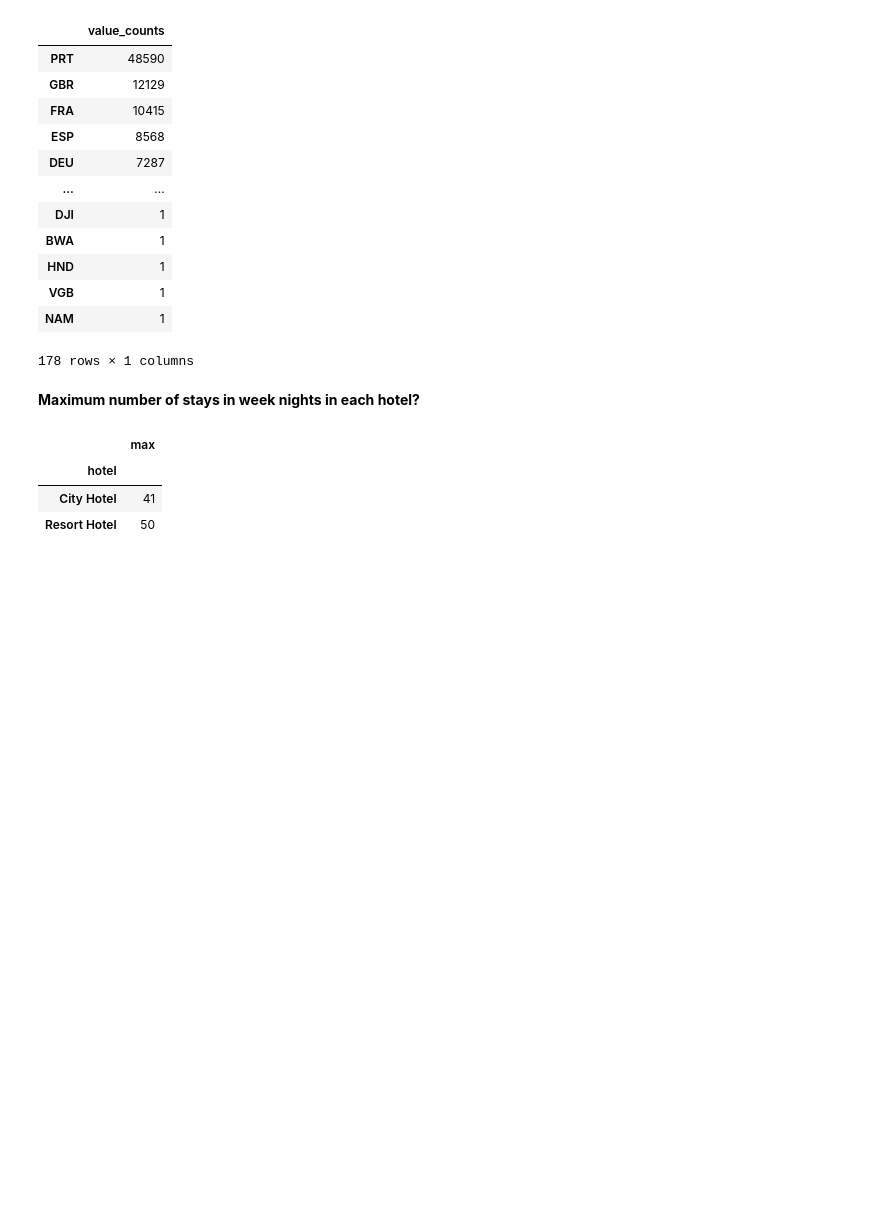
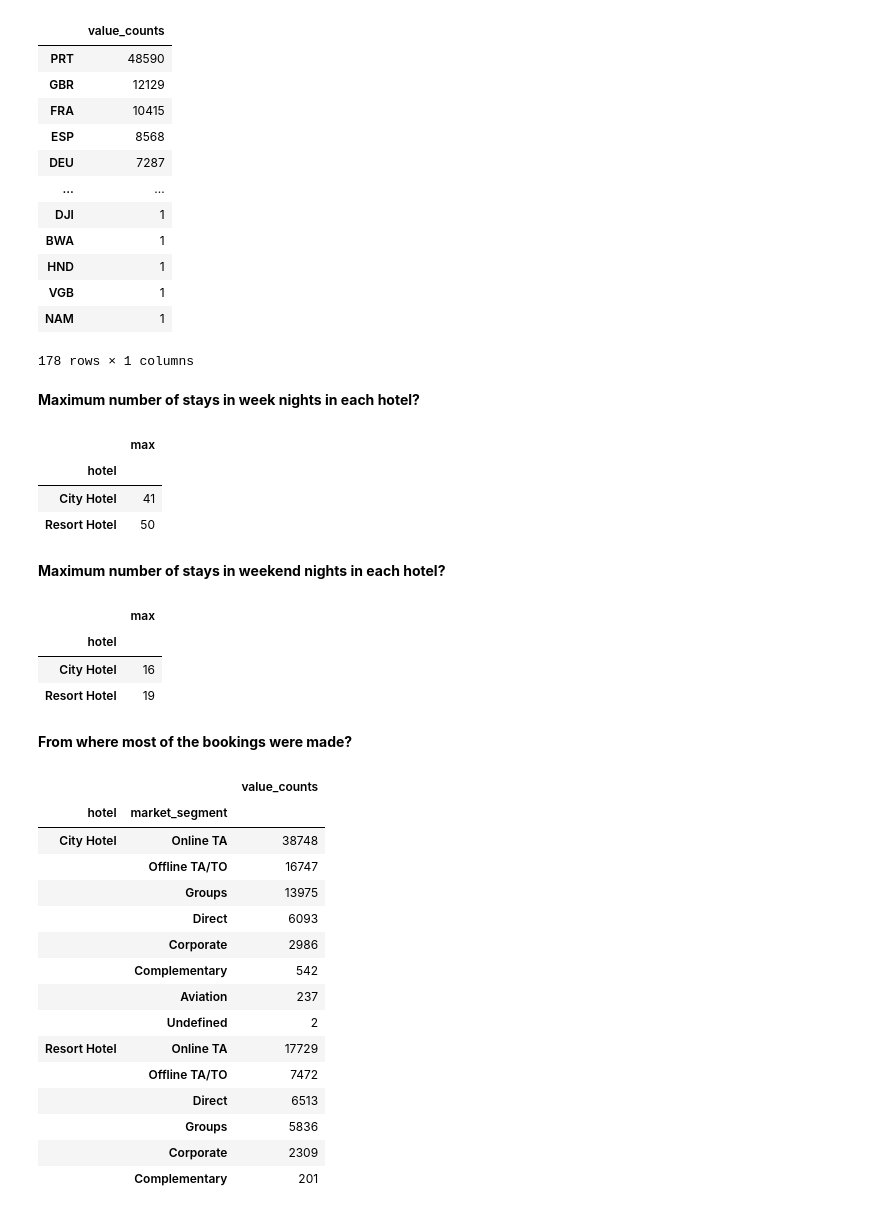
Before and after one commit to abhilashs1/Hotel_booking, a Jupyter notebook: HotelBookings.ipynb, the cells around one changed output. Saved outputs shown, nothing was run; the diff lists cells and outputs as text; code cells hidden in the pictures; blank space fills up the shorter version.

```diff
--- a/HotelBookings.ipynb
+++ b/HotelBookings.ipynb
@@ -562,3 +562,33 @@ df.groupby(["hotel"])["stays_in_week_nights"].agg(["max"])
 | hotel |  |
 | City Hotel | 41 |
 | Resort Hotel | 50 |
+# %% [markdown]
+**Maximum number of stays in weekend nights in each hotel?**
+# %%
+df.groupby(["hotel"])["stays_in_weekend_nights"].agg(["max"])
+# %% [output]
+|  | max |
+| hotel |  |
+| City Hotel | 16 |
+| Resort Hotel | 19 |
+# %% [markdown]
+**From where most of the bookings were made?**
+# %%
+df.groupby(["hotel"])["market_segment"].agg(["value_counts"])
+# %% [output]
+|  |  | value_counts |
+| hotel | market_segment |  |
+| City Hotel | Online TA | 38748 |
+|  | Offline TA/TO | 16747 |
+|  | Groups | 13975 |
+|  | Direct | 6093 |
+|  | Corporate | 2986 |
+|  | Complementary | 542 |
+|  | Aviation | 237 |
+|  | Undefined | 2 |
+| Resort Hotel | Online TA | 17729 |
+|  | Offline TA/TO | 7472 |
+|  | Direct | 6513 |
+|  | Groups | 5836 |
+|  | Corporate | 2309 |
+|  | Complementary | 201 |
```
Also changed, not shown: parts of 2 cells of this notebook.
